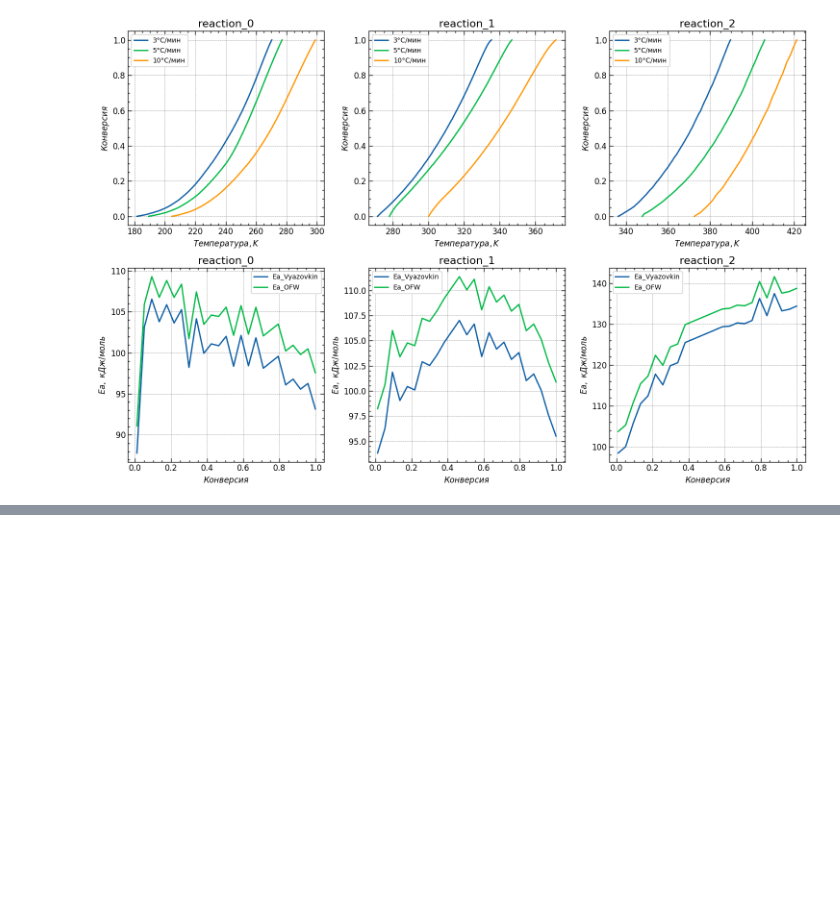
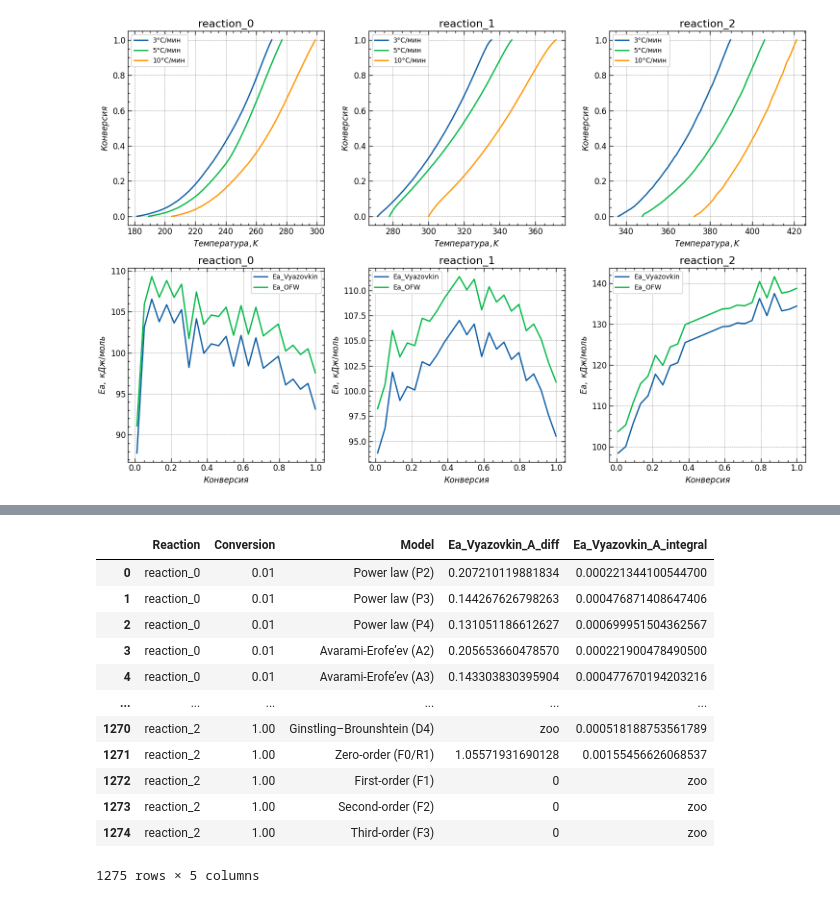
Before and after one commit to kdavjd/isoconversion_study_of_reaction_kinetics, a Jupyter notebook: isoconversion.ipynb, the cells around one changed output, grey strips where cells are left out. Cells and saved outputs as stored; diff of their text form; code cells hidden in the pictures; blank space fills up the shorter version.

```diff
--- a/isoconversion.ipynb
+++ b/isoconversion.ipynb
@@ -503,0 +546,78 @@ def plot_graphs(conversion, axs, reaction='reaction_0'):
+# %%
+from sympy import *
+
+# Объявляем символы
+# a - степень конверсии, A - предэкспоненциальный фактор, Ea - энергия активации,
+# R - газовая постоянная, T - температура, t - время
+a, A, Ea, R, T, t = symbols('a A Ea R T t')
+
+# Константы
+R_value = 8.314  # Универсальная газовая постоянная в J/(mol*K)
+T_value = 298.15  # Абсолютная температура в K
+
+# Инициализация DataFrame для результатов
+results_df = pd.DataFrame(columns=['Reaction', 'Conversion', 'Model', 'Ea_Vyazovkin_A_diff', 'Ea_Vyazovkin_A_integral'])
+
+# Проходим по каждой строке в ea_df
+for idx, row in Ea_df.iterrows():
+    reaction = row['reaction']  # текущая реакция
+    conversion = row['conversion']  # текущий коэффициент конверсии
+    Ea_Vyazovkin = row['Ea_Vyazovkin']  # текущая энергия активации по методу Vyazovkin
+
+
+    # Проходим по каждой строке в models_df
+    for _, model_row in models_df.iterrows():
+        # Заменяем np.log на log для корректного преобразования в sympy
+        diff_form = model_row['Differential Form'].replace('np.log', 'log')
+        integral_form = model_row['Integral Form'].replace('np.log', 'log')
+
+        # Преобразуем строки в математические выражения с использованием sympy
+        diff_form_expr = sympify(diff_form)
+        integral_form_expr = sympify(integral_form)
+
+        try:
+            # Вычисляем A для diff_form
+            rhs_diff = diff_form_expr.subs(a, conversion)  # Подставляем значение конверсии в правую часть уравнения
+            lhs_diff = exp(-Ea_Vyazovkin/(R*T))  # Вычисляем левую часть уравнения
+            A_diff = rhs_diff / lhs_diff.evalf(subs={R: R_value, T: T_value})  # Вычисляем значение A
+
+            # Вычисляем A для integral_form
+            rhs_integral = integral_form_expr.subs(a, conversion)  # Подставляем значение конверсии в правую часть уравнения
+            lhs_integral = exp(-Ea_Vyazovkin/(R*T))*t  # Вычисляем левую часть уравнения
+            A_integral = rhs_integral / lhs_integral.evalf(subs={
+                R: R_value,
+                T: T_value,
+                t: get_absolute_T(rate='5', conversion=conversion, reaction=reaction)})  # Вычисляем значение A
+        except ZeroDivisionError:
+            # В случае деления на ноль присваиваем A значение бесконечности
+            A_diff = np.inf
+            A_integral = np.inf
+
+        # Добавляем новую строку в results_df
+        new_row = {
+            'Reaction': reaction,
+            'Conversion': conversion,
+            'Model': model_row['Model'],
+            'Ea_Vyazovkin_A_diff': A_diff,
+            'Ea_Vyazovkin_A_integral': A_integral
+        }
+
+        # Используем pd.concat чтобы объединить результаты
+        results_df = pd.concat([results_df, pd.DataFrame(new_row, index=[0])], ignore_index=True)
+
+# Выводим результаты
+results_df
+# %% [output]
+|  | Reaction | Conversion | Model | Ea_Vyazovkin_A_diff | Ea_Vyazovkin_A_integral |
+| 0 | reaction_0 | 0.01 | Power law (P2) | 0.207210119881834 | 0.000221344100544700 |
+| 1 | reaction_0 | 0.01 | Power law (P3) | 0.144267626798263 | 0.000476871408647406 |
+| 2 | reaction_0 | 0.01 | Power law (P4) | 0.131051186612627 | 0.000699951504362567 |
+| 3 | reaction_0 | 0.01 | Avarami-Erofe’ev (A2) | 0.205653660478570 | 0.000221900478490500 |
+| 4 | reaction_0 | 0.01 | Avarami-Erofe’ev (A3) | 0.143303830395904 | 0.000477670194203216 |
+| ... | ... | ... | ... | ... | ... |
+| 1270 | reaction_2 | 1.00 | Ginstling–Brounshtein (D4) | zoo | 0.000518188753561789 |
+| 1271 | reaction_2 | 1.00 | Zero-order (F0/R1) | 1.05571931690128 | 0.00155456626068537 |
+| 1272 | reaction_2 | 1.00 | First-order (F1) | 0 | zoo |
+| 1273 | reaction_2 | 1.00 | Second-order (F2) | 0 | zoo |
+| 1274 | reaction_2 | 1.00 | Third-order (F3) | 0 | zoo |
+1275 rows × 5 columns
```
Also changed, not shown: parts of 5 cells of this notebook, 1 other file.
